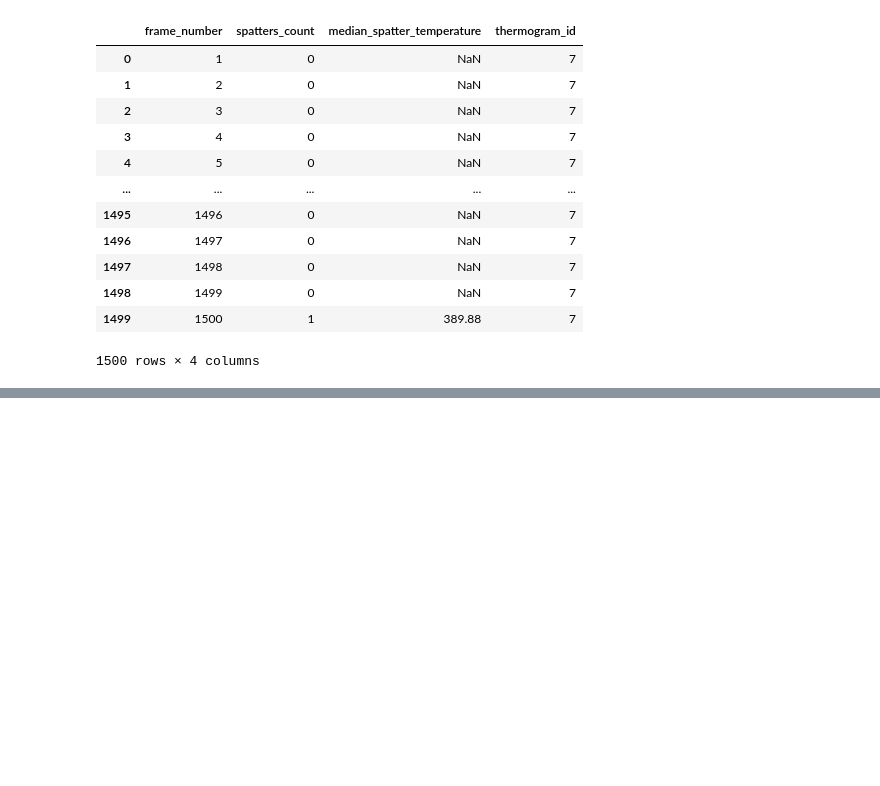
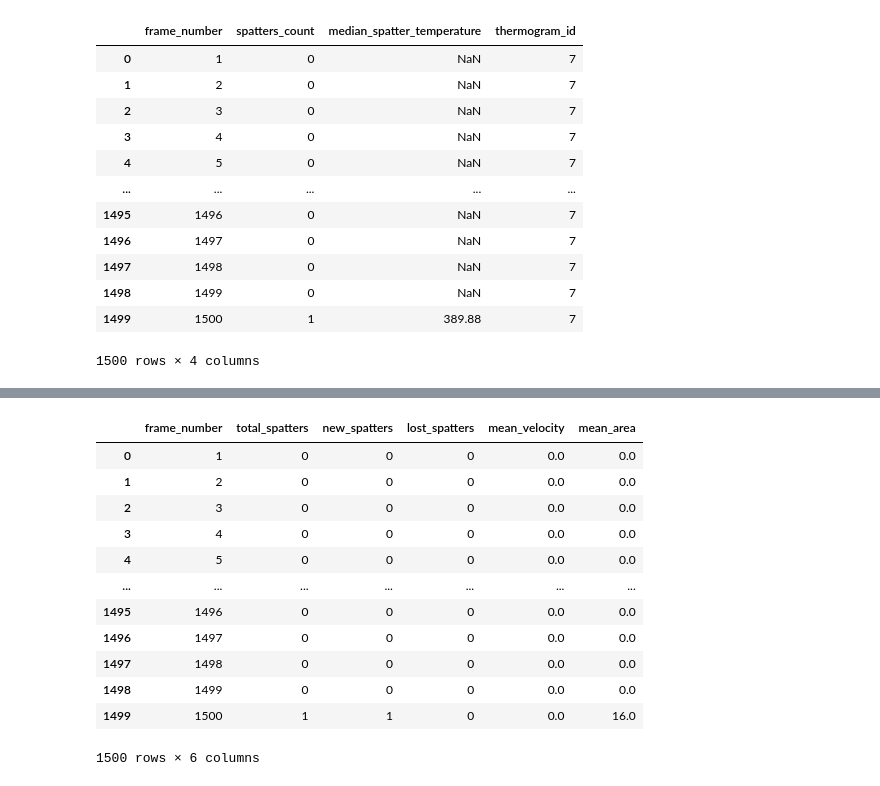
Before and after one commit to gvo104/Termogramm_My, a Jupyter notebook: bezumie.ipynb, the cells around one changed output, grey strips where cells are left out. Saved outputs shown, nothing was run; the diff lists cells and outputs as text; code cells hidden in the pictures; blank space fills up the shorter version.

```diff
--- a/bezumie.ipynb
+++ b/bezumie.ipynb
@@ -1900,7 +1900,7 @@ def remove_static_spatters(spatters_list, max_shift=7, min_frames=4):
 # %% [markdown]
 ## Мертвая зона вокруг зоны сварки
 # %%
-def apply_dead_zone(spatters_list, welding_ellipses, dead_zone_radius=20):
+def apply_dead_zone(spatters_list, welding_ellipses, dead_zone_radius=50):
     """
     Убирает брызги, попадающие в небольшую мертвую зону вокруг центра эллипса.
     """
@@ -2398,0 +2686,23 @@ df_spatters_temperature
+# %%
+# Получаем брызги с ID и статистику
+cleaned_spatters_id, df_stats = track_spatters_with_ids(
+    cleaned_spatters=cleaned_spatters,
+    frame_width=640,
+    frame_height=480
+)
+# %%
+df_stats
+# %% [output]
+|  | frame_number | total_spatters | new_spatters | lost_spatters | mean_velocity | mean_area |
+| 0 | 1 | 0 | 0 | 0 | 0.0 | 0.0 |
+| 1 | 2 | 0 | 0 | 0 | 0.0 | 0.0 |
+| 2 | 3 | 0 | 0 | 0 | 0.0 | 0.0 |
+| 3 | 4 | 0 | 0 | 0 | 0.0 | 0.0 |
+| 4 | 5 | 0 | 0 | 0 | 0.0 | 0.0 |
+| ... | ... | ... | ... | ... | ... | ... |
+| 1495 | 1496 | 0 | 0 | 0 | 0.0 | 0.0 |
+| 1496 | 1497 | 0 | 0 | 0 | 0.0 | 0.0 |
+| 1497 | 1498 | 0 | 0 | 0 | 0.0 | 0.0 |
+| 1498 | 1499 | 0 | 0 | 0 | 0.0 | 0.0 |
+| 1499 | 1500 | 1 | 1 | 0 | 0.0 | 16.0 |
+1500 rows × 6 columns
```
Also changed, not shown: parts of 13 cells of this notebook.
